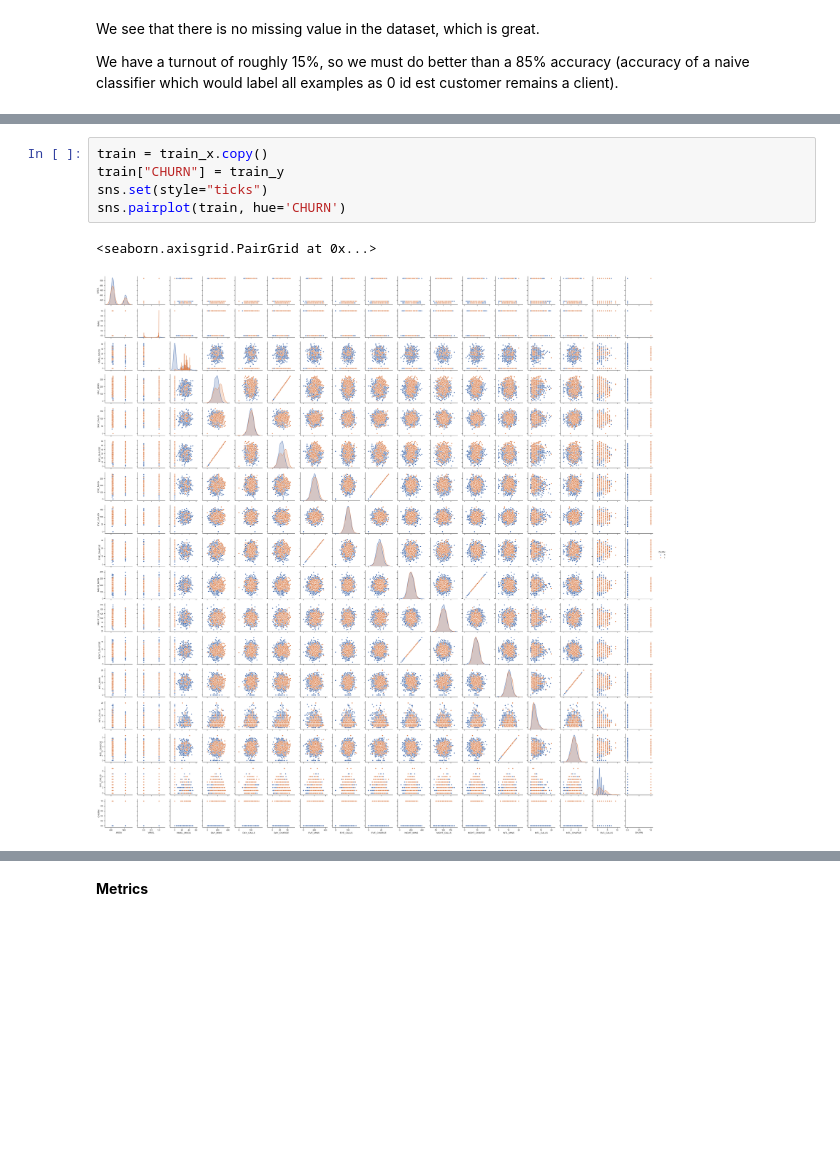
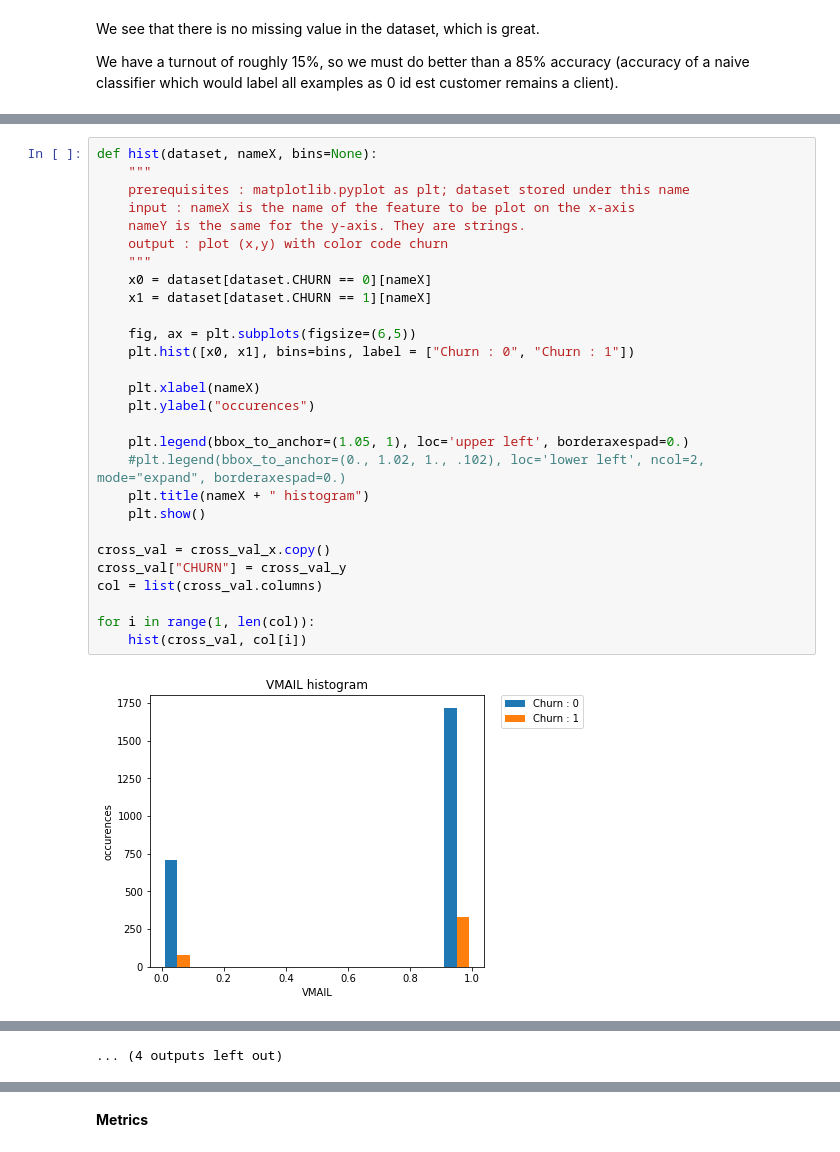
Before and after one commit to ibmdbanalytics/dashdb_analytic_tools, a Jupyter notebook: dashdblocal_notebooks/livy-notebooks/ChurnPrediction/Churn_Prediction_Python3.ipynb, the cells around one changed output, grey strips where cells are left out. Saved outputs shown, nothing was run; the diff lists cells and outputs as text; blank space fills up the shorter version.

```diff
--- a/dashdblocal_notebooks/livy-notebooks/ChurnPrediction/Churn_Prediction_Python3.ipynb
+++ b/dashdblocal_notebooks/livy-notebooks/ChurnPrediction/Churn_Prediction_Python3.ipynb
@@ -224,8 +211,30 @@ NB: Color code is blue if CHURN is 0, red if CHURN is 1.
-# %%
-train = train_x.copy()
-train["CHURN"] = train_y
-sns.set(style="ticks")
-sns.pairplot(train, hue='CHURN')
-# %% [output]
-<seaborn.axisgrid.PairGrid at 0x...>
-[figure, removed]
+# %%
+def hist(dataset, nameX, bins=None):
+    """
+    prerequisites : matplotlib.pyplot as plt; dataset stored under this name
+    input : nameX is the name of the feature to be plot on the x-axis
+    nameY is the same for the y-axis. They are strings.
+    output : plot (x,y) with color code churn
+    """
+    x0 = dataset[dataset.CHURN == 0][nameX]
+    x1 = dataset[dataset.CHURN == 1][nameX]
+
+    fig, ax = plt.subplots(figsize=(6,5))
+    plt.hist([x0, x1], bins=bins, label = ["Churn : 0", "Churn : 1"])
+
+    plt.xlabel(nameX)
+    plt.ylabel("occurences")
+
+    plt.legend(bbox_to_anchor=(1.05, 1), loc='upper left', borderaxespad=0.)
+    #plt.legend(bbox_to_anchor=(0., 1.02, 1., .102), loc='lower left', ncol=2, mode="expand", borderaxespad=0.)
+    plt.title(nameX + " histogram")
+    plt.show()
+
+cross_val = cross_val_x.copy()
+cross_val["CHURN"] = cross_val_y
+col = list(cross_val.columns)
+
+for i in range(1, len(col)):
+    hist(cross_val, col[i])
+# %% [output]
+[figure, added]
@@ -232,3 +252,4 @@ sns.pairplot(train, hue='CHURN')
+... (4 outputs left out)
 # %% [markdown]
 Comments
 - most people who have voice mail messages are likely to end their contract, particularly if they receive between 20 and 40 voice messages;
```
Also changed, not shown: parts of 83 cells of this notebook.
